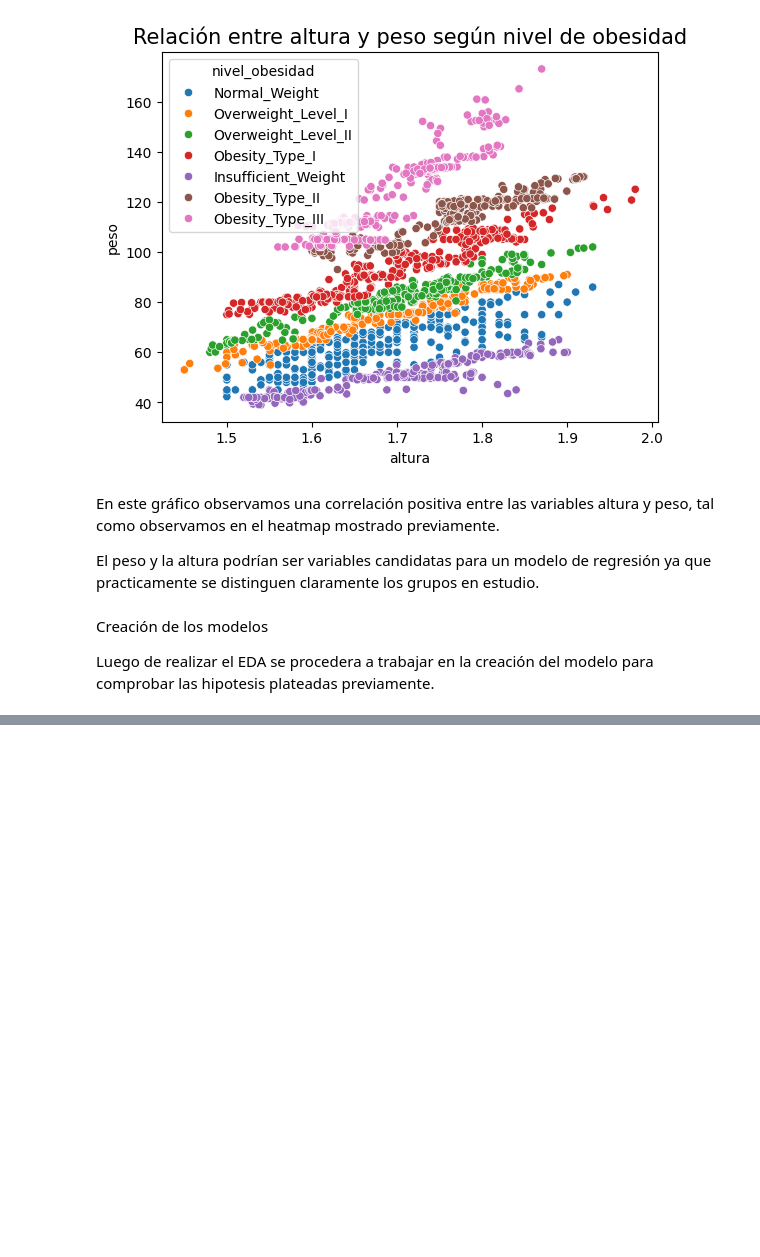
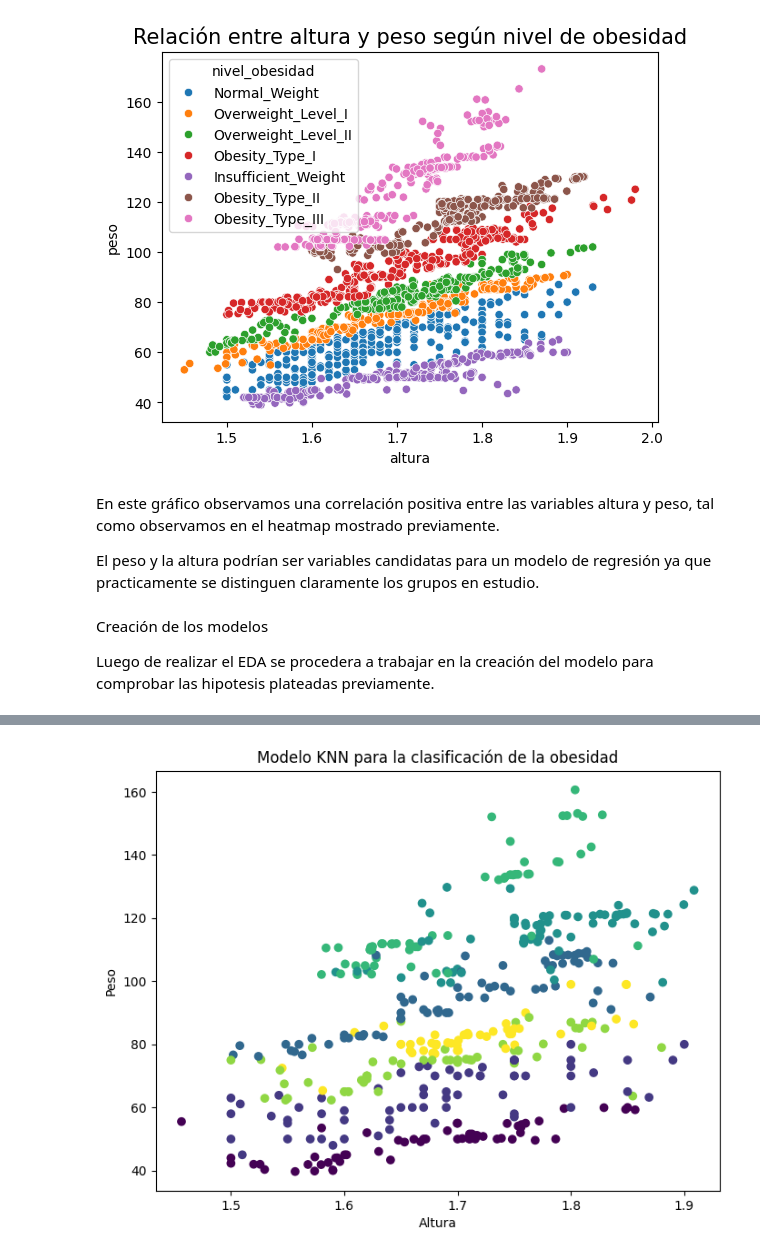
Before and after one commit to andresgabas/DS2-Coderhouse, a Jupyter notebook: DS2 Primera Entrega Andres Gabas.ipynb, the cells around one changed output, grey strips where cells are left out. Cells and saved outputs as stored; diff of their text form; code cells hidden in the pictures; blank space fills up the shorter version.

```diff
--- a/DS2 Primera Entrega Andres Gabas.ipynb
+++ b/DS2 Primera Entrega Andres Gabas.ipynb
@@ -214,0 +288,46 @@ Luego de realizar el EDA se procedera a trabajar en la creación del modelo para
+# %%
+# prompt: Crear un modelo k neighbors con variables edad y altura y variable target nivel obesidad y graficarlo
+
+from sklearn.neighbors import KNeighborsClassifier
+from sklearn.model_selection import train_test_split
+import matplotlib.pyplot as plt
+
+# Seleccionar las variables predictoras (edad y altura) y la variable objetivo (nivel_obesidad)
+X = data[['altura', 'peso']]
+y = data['nivel_obesidad']
+
+# Dividir los datos en conjuntos de entrenamiento y prueba
+X_train, X_test, y_train, y_test = train_test_split(X, y, test_size=0.2, random_state=42)
+
+# Crear un modelo KNeighbors
+knn_model = KNeighborsClassifier(n_neighbors=5)  # Puedes ajustar el número de vecinos
+
+# Entrenar el modelo
+knn_model.fit(X_train, y_train)
+
+# Realizar predicciones en el conjunto de prueba
+y_pred = knn_model.predict(X_test)
+
+# Gráfico de los datos y el límite de decisión del KNN
+plt.figure(figsize=(8, 6))
+plt.scatter(X_test['altura'], X_test['peso'], c=y_pred, cmap='viridis')
+plt.xlabel('Altura')
+plt.ylabel('Peso')
+plt.title('Modelo KNN para la clasificación de la obesidad')
+
+
+# Para visualizar el límite de decisión, podrías usar una malla de puntos y colorear
+# cada punto según la predicción del modelo. Esto es más complejo y requiere
+# más tiempo de procesamiento, especialmente si tienes muchos datos.
+
+# Ejemplo de cómo crear una malla y colorearla:
+# import numpy as np
+# xx, yy = np.meshgrid(np.arange(X_test['edad'].min(), X_test['edad'].max(), 0.1),
+#                     np.arange(X_test['altura'].min(), X_test['altura'].max(), 0.1))
+# Z = knn_model.predict(np.c_[xx.ravel(), yy.ravel()])
+# Z = Z.reshape(xx.shape)
+# plt.contourf(xx, yy, Z, alpha=0.3)
+
+plt.show()
+# %% [output]
+[figure, added]
```
Also changed, not shown: parts of 7 cells of this notebook.
